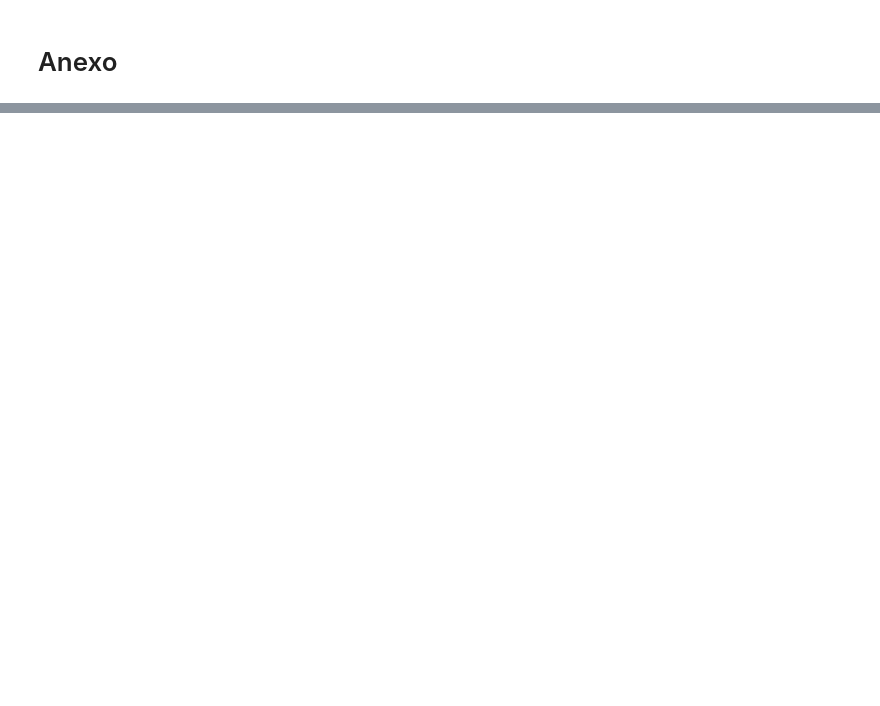
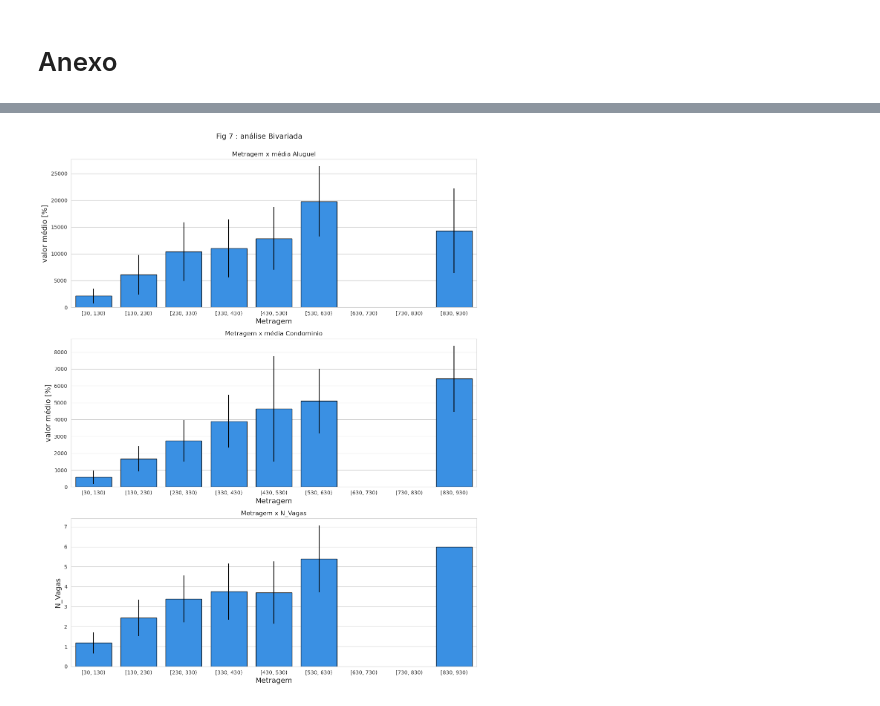
Before and after one commit to albertoakel/EBAC, a Jupyter notebook: notebook/Atividade_modulo18_Regressão_linear_Albertoakel.ipynb, the cells around one changed output, grey strips where cells are left out. Saved outputs shown, nothing was run; the diff lists cells and outputs as text; code cells hidden in the pictures; blank space fills up the shorter version.

```diff
--- a/notebook/Atividade_modulo18_Regressão_linear_Albertoakel.ipynb
+++ b/notebook/Atividade_modulo18_Regressão_linear_Albertoakel.ipynb
@@ -657,0 +719,46 @@ Explicar aqui
+# %%
+#Análise Bivariada
+fig, ax = plt.subplots(3, 1, figsize=(12, 15))
+fig.suptitle('Fig 7 : análise Bivariada', fontsize=14,y=1);
+sns.set_style("whitegrid")
+
+df['Metragem_inter'] = pd.cut(df['Metragem'], bins=bins3, right=False)
+# plot 1: Metragem x média Aluguel
+
+df_grp1 = df.groupby('Metragem_inter')['Valor_Aluguel'].agg(['mean', 'std']).reset_index()
+df_grp1.columns = ['Metragem_inter', 'Mean', 'Std']  # Renomear colunas
+
+sns.barplot(x='Metragem_inter', y='Mean', data=df_grp1, yerr=df_grp1['Std'],
+              color='dodgerblue',edgecolor='black',ax=ax[0])
+ax[0].set_title('Metragem x média Aluguel')
+ax[0].set_xlabel('Metragem', fontsize=14)
+ax[0].set_ylabel('valor médio [%]', fontsize=14)
+
+# plot 2: Metragem x condominio
+df_grp2 = df.groupby('Metragem_inter')['Valor_Condominio'].agg(['mean', 'std']).reset_index()
+df_grp2.columns = ['Metragem_inter', 'Mean', 'Std']  # Renomear colunas
+
+sns.barplot(x='Metragem_inter', y='Mean', data=df_grp2, yerr=df_grp2['Std'],
+              color='dodgerblue',edgecolor='black',ax=ax[1])
+ax[1].set_title('Metragem x média Condominio')
+ax[1].set_xlabel('Metragem', fontsize=14)
+ax[1].set_ylabel('valor médio [%]', fontsize=14)
+
+
+# plot 3: Metragem x Numero de Vagas
+df['Metragem_inter'] = pd.cut(df['Metragem'], bins=bins3, right=False)
+
+df_grp3 = df.groupby('Metragem_inter')['N_Vagas'].agg(['mean', 'std']).reset_index()
+df_grp3.columns = ['Metragem_inter', 'Mean', 'Std']  # Renomear colunas
+
+
+
+sns.barplot(x='Metragem_inter', y='Mean', data=df_grp3, yerr=df_grp3['Std'],
+             color='dodgerblue',edgecolor='black',ax=ax[2])
+ax[2].set_title('Metragem x N_Vagas')
+ax[2].set_xlabel('Metragem', fontsize=14)
+ax[2].set_ylabel('N_Vagas', fontsize=14)
+
+plt.tight_layout()
+# %% [output]
+[figure, added]
```
Also changed, not shown: parts of 25 cells of this notebook.
